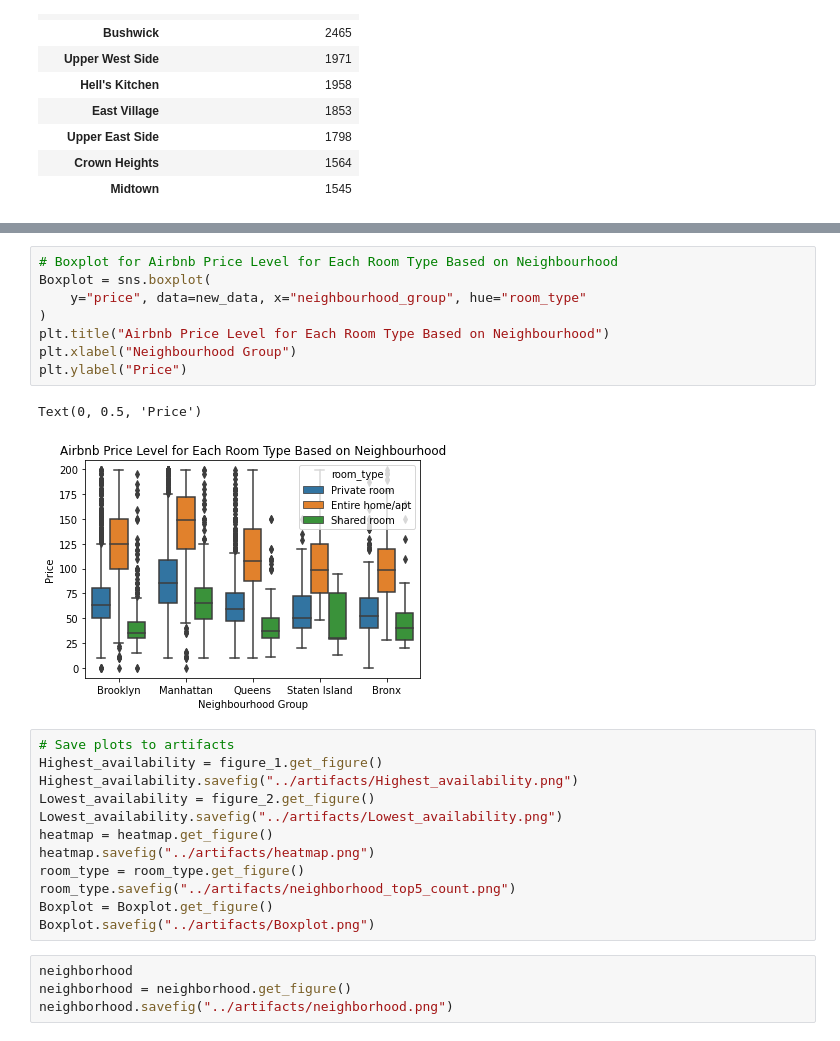
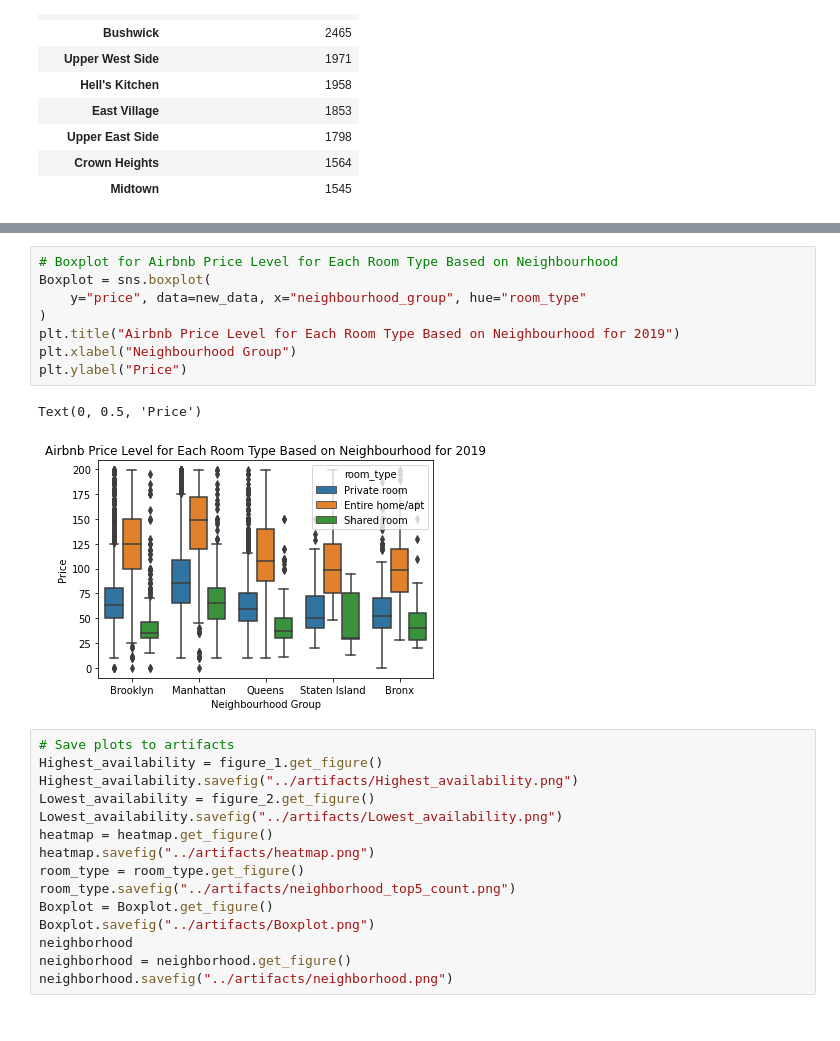
Before and after one commit to csridlen/eco395m-project-2, a Jupyter notebook: code/analysis_visualizations.ipynb, the cells around one changed output, grey strips where cells are left out. Drawn from its saved outputs; the diff is of its cells as text.

```diff
--- a/code/analysis_visualizations.ipynb
+++ b/code/analysis_visualizations.ipynb
@@ -191,14 +187,14 @@ Lowest allowed -567.7418220547329
 # %%
 # Boxplot for Airbnb Price Level for Each Room Type Based on Neighbourhood
 Boxplot = sns.boxplot(
     y="price", data=new_data, x="neighbourhood_group", hue="room_type"
 )
-plt.title("Airbnb Price Level for Each Room Type Based on Neighbourhood")
+plt.title("Airbnb Price Level for Each Room Type Based on Neighbourhood for 2019")
 plt.xlabel("Neighbourhood Group")
 plt.ylabel("Price")
 # %% [output]
 Text(0, 0.5, 'Price')
-[figure, old version]
+[figure, new version]
 # %%
 # Save plots to artifacts
 Highest_availability = figure_1.get_figure()
@@ -211,7 +207,6 @@ room_type = room_type.get_figure()
 room_type.savefig("../artifacts/neighborhood_top5_count.png")
 Boxplot = Boxplot.get_figure()
 Boxplot.savefig("../artifacts/Boxplot.png")
+neighborhood
+neighborhood = neighborhood.get_figure()
+neighborhood.savefig("../artifacts/neighborhood.png")
-# %%
-neighborhood
-neighborhood = neighborhood.get_figure()
-neighborhood.savefig("../artifacts/neighborhood.png")
```
Also changed, not shown: parts of 9 cells of this notebook, 4 other files.
